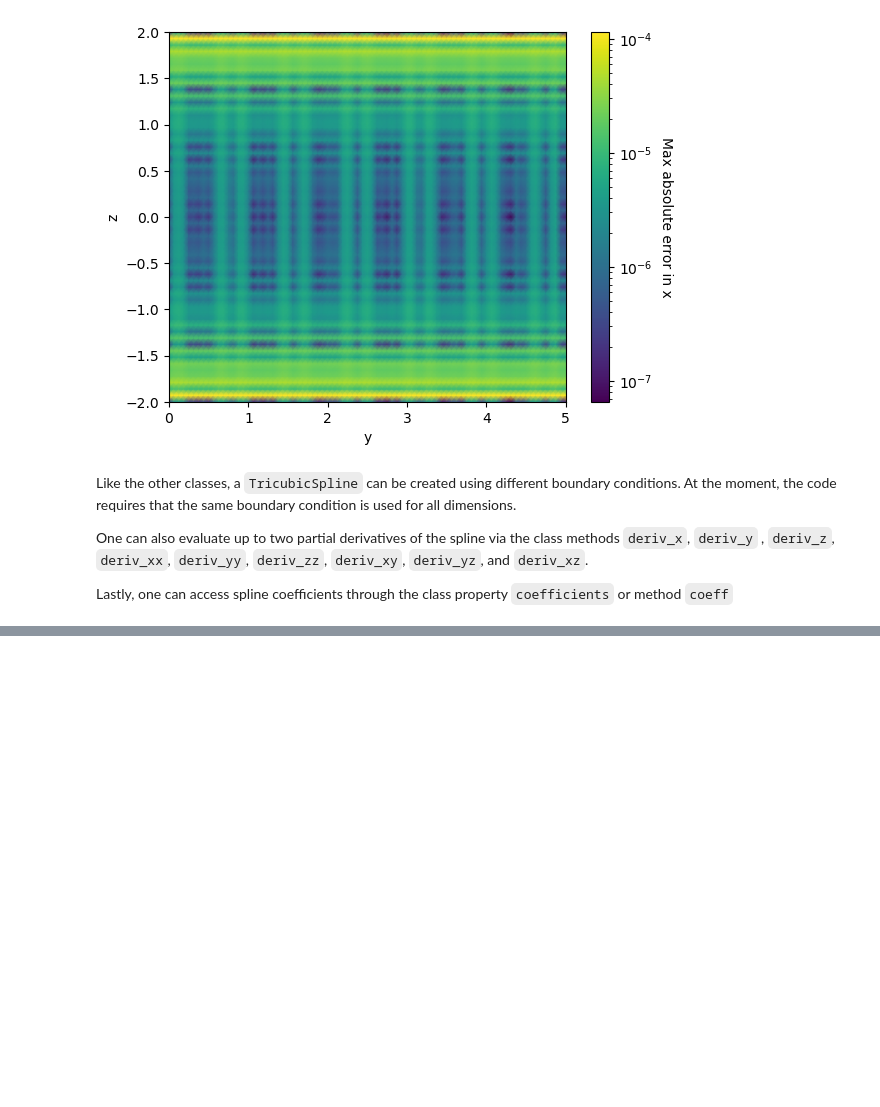
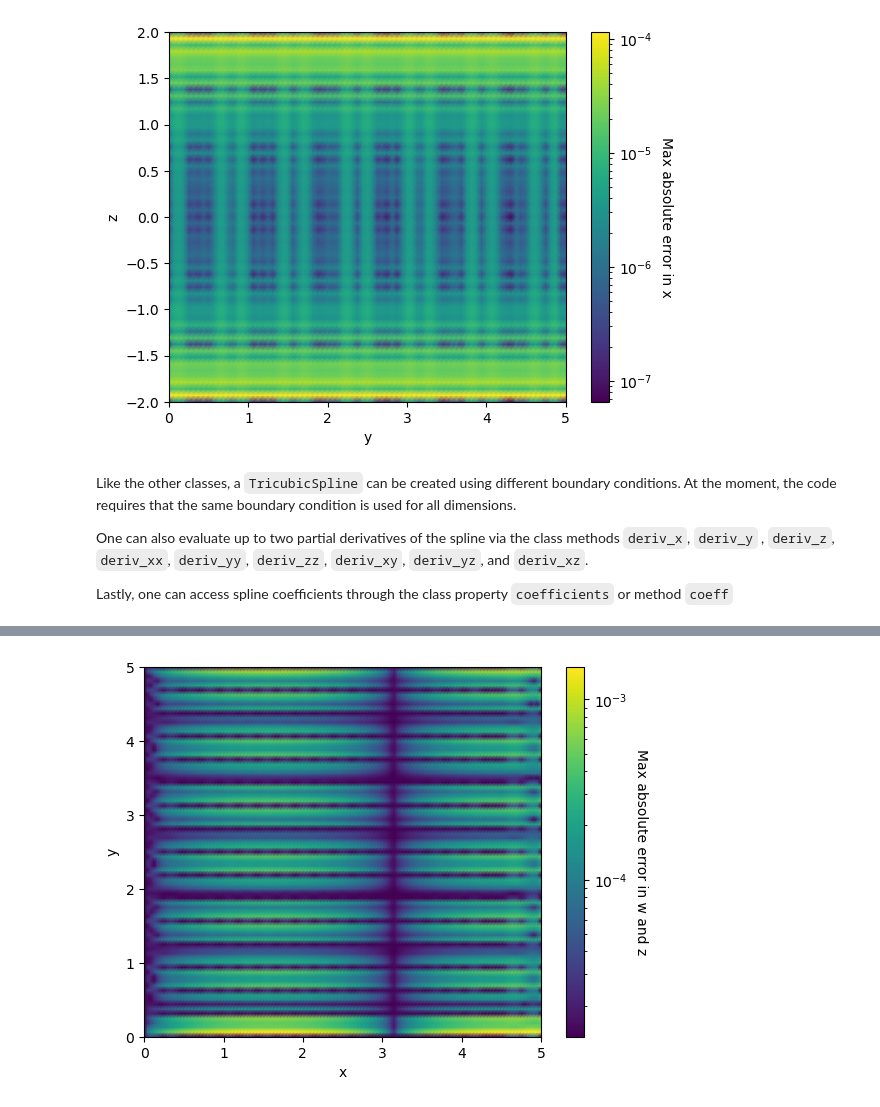
Before and after one commit to znasipak/multispline, a Jupyter notebook: tutorial.ipynb, the cells around one changed output, grey strips where cells are left out. Cells and saved outputs as stored; diff of their text form; code cells hidden in the pictures; blank space fills up the shorter version.

```diff
--- a/tutorial.ipynb
+++ b/tutorial.ipynb
@@ -233,0 +299,13 @@ Lastly, one can access spline coefficients through the class property `coefficie
+# %%
+average_error = np.max(np.abs(qspl_values_f-test_values_f), axis=(0,3))
+plot_grid = np.meshgrid(test_points_x, test_points_y, indexing='ij')
+# %%
+from matplotlib.colors import LogNorm
+plt.pcolormesh(*plot_grid, average_error, shading='gouraud', norm=LogNorm())
+cbar = plt.colorbar()
+cbar.set_label('Max absolute error in w and z', rotation=270, labelpad=15)
+plt.xlabel('x')
+plt.ylabel('y')
+plt.show()
+# %% [output]
+[figure, added]
```
Also changed, not shown: parts of 14 cells of this notebook, 17 other files.
